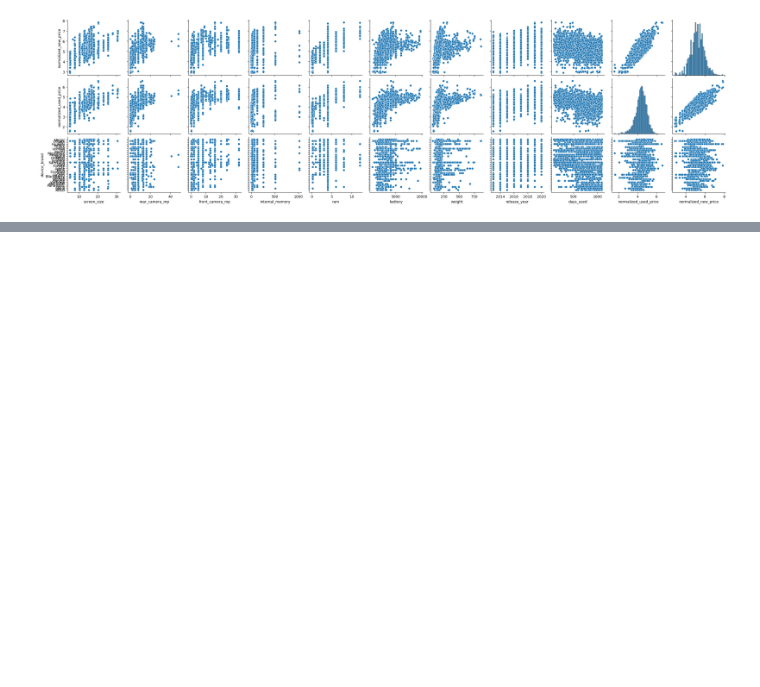
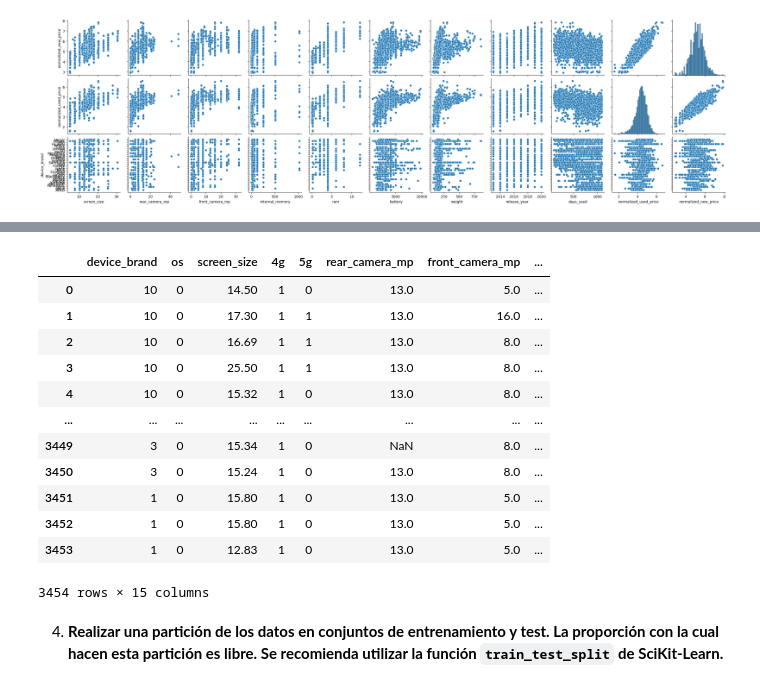
Before and after one commit to BlurOne-GIT/te-tp1-modelos-predictivos, a Jupyter notebook: sus.ipynb, the cells around one changed output, grey strips where cells are left out. Drawn from its saved outputs; the diff is of its cells as text; code cells hidden in the pictures; blank space fills up the shorter version.

```diff
--- a/sus.ipynb
+++ b/sus.ipynb
@@ -45,7 +46,7 @@ Investigar y seleccionar un dataset que cumpla con tener entre 1000 y 10.000 mue
 
 https://www.kaggle.com/datasets/ahsan81/used-handheld-device-data
 # %%
-fulldata = pd.read_csv('./used_device_data.csv')
+fulldata: pd.DataFrame = pd.read_csv('./used_device_data.csv')
 
 fulldata
 # %% [output]
@@ -71,0 +77,35 @@ sns.pairplot(fulldata, y_vars=['normalized_new_price', 'normalized_used_price',
+# %%
+# Aceptamos su recomendación gran Chona :pray: :pray:
+
+leDB = preprocessing.LabelEncoder()
+leOS = preprocessing.LabelEncoder()
+le4g = preprocessing.LabelEncoder()
+le5g = preprocessing.LabelEncoder()
+
+leDB.fit(fulldata['device_brand'])
+leOS.fit(fulldata['os'])
+le4g.fit(fulldata['4g'])
+le5g.fit(fulldata['5g'])
+
+fulldata['device_brand'] = leDB.transform(fulldata['device_brand'])
+fulldata['os'] = leOS.transform(fulldata['os'])
+fulldata['4g'] = le4g.transform(fulldata['4g'])
+fulldata['5g'] = le5g.transform(fulldata['5g'])
+
+display(fulldata)
+# %% [output]
+|  | device_brand | os | screen_size | 4g | 5g | rear_camera_mp | front_camera_mp | ... |
+| 0 | 10 | 0 | 14.50 | 1 | 0 | 13.0 | 5.0 | ... |
+| 1 | 10 | 0 | 17.30 | 1 | 1 | 13.0 | 16.0 | ... |
+| 2 | 10 | 0 | 16.69 | 1 | 1 | 13.0 | 8.0 | ... |
+| 3 | 10 | 0 | 25.50 | 1 | 1 | 13.0 | 8.0 | ... |
+| 4 | 10 | 0 | 15.32 | 1 | 0 | 13.0 | 8.0 | ... |
+| ... | ... | ... | ... | ... | ... | ... | ... | ... |
+| 3449 | 3 | 0 | 15.34 | 1 | 0 | NaN | 8.0 | ... |
+| 3450 | 3 | 0 | 15.24 | 1 | 0 | 13.0 | 8.0 | ... |
+| 3451 | 1 | 0 | 15.80 | 1 | 0 | 13.0 | 5.0 | ... |
+| 3452 | 1 | 0 | 15.80 | 1 | 0 | 13.0 | 5.0 | ... |
+| 3453 | 1 | 0 | 12.83 | 1 | 0 | 13.0 | 5.0 | ... |
+3454 rows × 15 columns
+# %% [markdown]
+4. **Realizar una partición de los datos en conjuntos de entrenamiento y test. La proporción con la cual hacen esta partición es libre. Se recomienda utilizar la función `train_test_split` de SciKit-Learn.**
```
Also changed, not shown: parts of 8 cells of this notebook.
